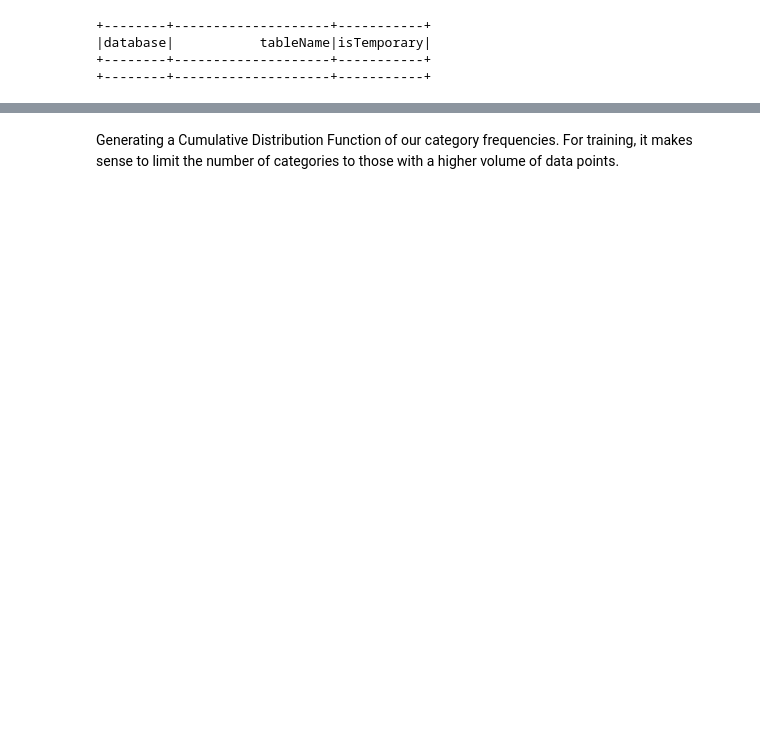
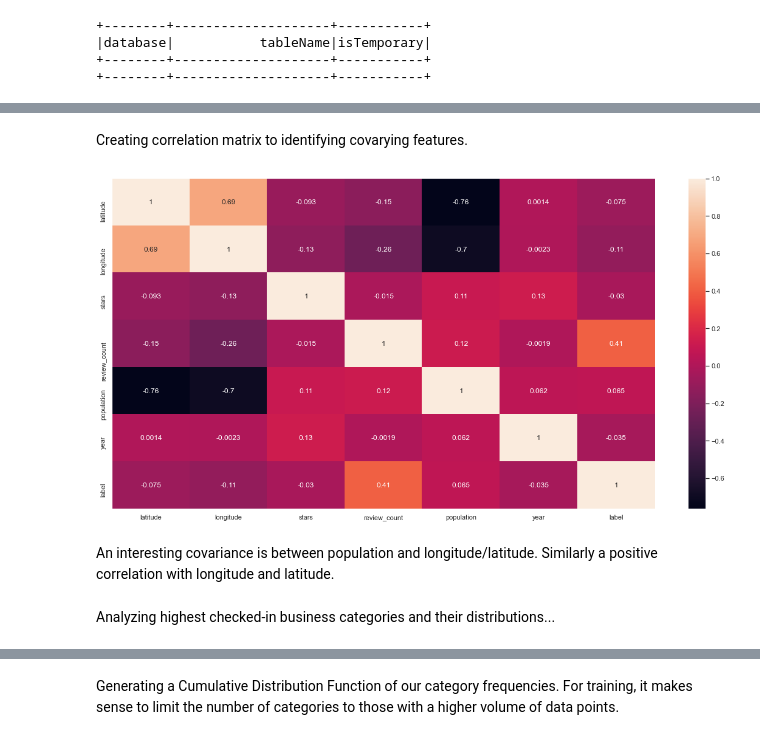
Before and after one commit to maxcopeland/gym-flow, a Jupyter notebook: get_data.ipynb, the cells around one changed output, grey strips where cells are left out. Saved outputs shown, nothing was run; the diff lists cells and outputs as text; code cells hidden in the pictures; blank space fills up the shorter version.

```diff
--- a/get_data.ipynb
+++ b/get_data.ipynb
@@ -488,0 +485,10 @@ memory usage: 19.0+ MB
+# %% [markdown]
+Creating correlation matrix to identifying covarying features.
+# %%
+corr_mat = df.corr(method='pearson')
+plt.figure(figsize=(20, 10))
+sns.heatmap(corr_mat, annot=True);
+# %% [output]
+[figure, added]
+# %% [markdown]
+An interesting covariance is between population and longitude/latitude. Similarly a positive correlation with longitude and latitude.
@@ -488,0 +498,2 @@ memory usage: 19.0+ MB
+# %% [markdown]
+Analyzing highest checked-in business categories and their distributions...
```
Also changed, not shown: parts of 77 cells of this notebook, 1 other file.
